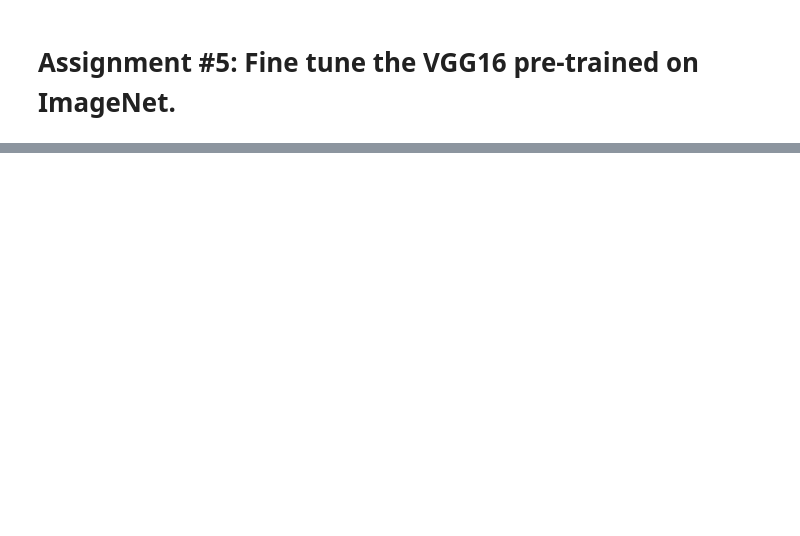
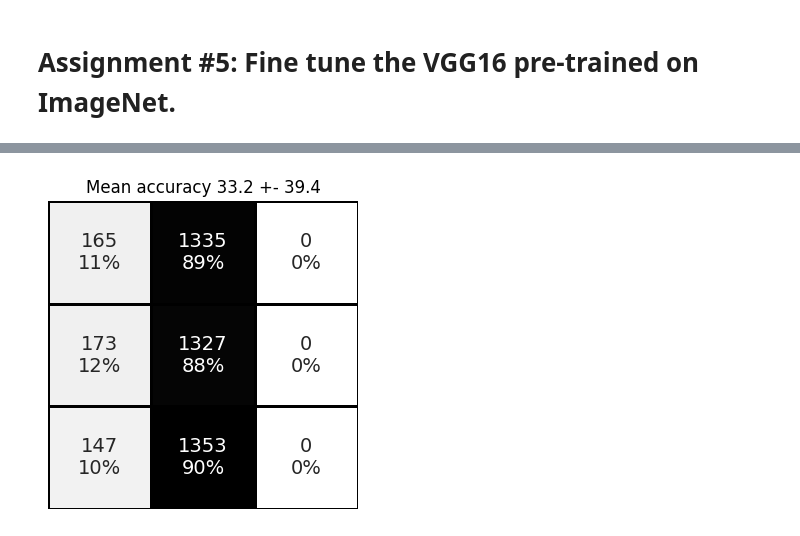
Before and after one commit to SalvatoreAdalberto/mlapp, a Jupyter notebook: 5_Transfer_learning_assignment.ipynb, the cells around one changed output, grey strips where cells are left out. Cells and saved outputs as stored; diff of their text form; code cells hidden in the pictures; blank space fills up the shorter version.

```diff
--- a/5_Transfer_learning_assignment.ipynb
+++ b/5_Transfer_learning_assignment.ipynb
@@ -164,5 +272,12 @@ def process_data(image, label):
     image = tf.cast(image, tf.float32)
     return  tf.keras.applications.vgg16.preprocess_input(image), label
 
-train_ds = [...]
-test_ds = [...]
+train_ds = train_ds.map(
+    process_data, num_parallel_calls=tf.data.AUTOTUNE)
+train_ds = train_ds.cache()
+train_ds = train_ds.prefetch(tf.data.AUTOTUNE)
+
+test_ds = test_ds.map(
+    process_data, num_parallel_calls=tf.data.AUTOTUNE)
+test_ds = test_ds.cache()
+test_ds = test_ds.prefetch(tf.data.AUTOTUNE)
@@ -170,0 +284,19 @@ base_model = [...]
+# %%
+base_model = tf.keras.applications.vgg16.VGG16(include_top=False, weights='imagenet', pooling='avg',input_shape=(IMAGE_SIZE,IMAGE_SIZE, 3), classes=3)
+# %%
+
+for layer in base_model.layers:
+    layer.trainable = False
+
+x = base_model.output
+x = tf.keras.layers.Dense(512, activation='relu')(x)
+x = tf.keras.layers.Dropout(0.5)(x)
+x = tf.keras.layers.Dense(256, activation='relu')(x)
+x = tf.keras.layers.Dropout(0.5)(x)
+predictions = tf.keras.layers.Dense(1, activation='sigmoid')(x)
+
+model = tf.keras.models.Model(inputs=base_model.input, outputs=predictions)
+
+model.compile(loss='categorical_crossentropy', optimizer='sgd', metrics=['accuracy'])
+
+model.fit(train_ds, epochs=10)
@@ -170,0 +320,3 @@ base_model = [...]
+# %%
+evaluate(model, test_ds, labels_test)
+# %% [output]
@@ -170,0 +325 @@ base_model = [...]
+[figure, added]
```
Also changed, not shown: parts of 30 cells of this notebook.
